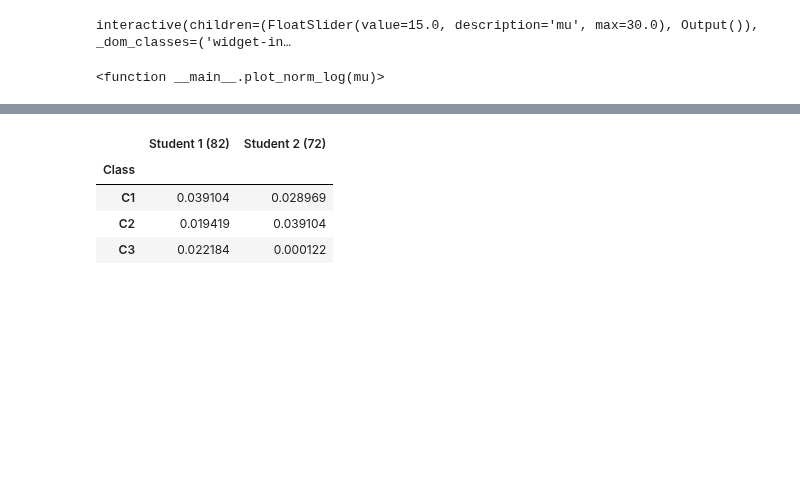
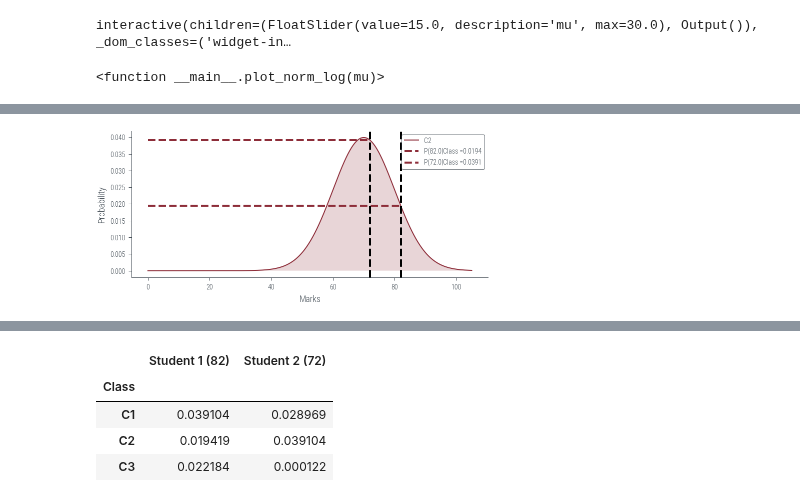
Before and after one commit to nipunbatra/pml-teaching, a Jupyter notebook: notebooks/mle-univariate.ipynb, the cells around one changed output, grey strips where cells are left out. Saved outputs shown, nothing was run; the diff lists cells and outputs as text; code cells hidden in the pictures; blank space fills up the shorter version.

```diff
--- a/notebooks/mle-univariate.ipynb
+++ b/notebooks/mle-univariate.ipynb
@@ -129,0 +160,4 @@ interactive(children=(FloatSlider(value=15.0, description='mu', max=30.0), Outpu
+# %%
+plot_class(2)
+# %% [output]
+[figure, added]
```
Also changed, not shown: parts of 3 cells of this notebook, 4 other files.
